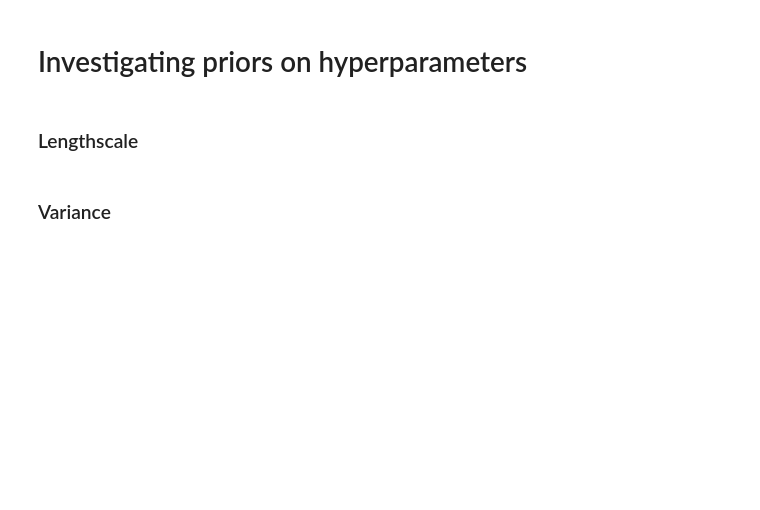
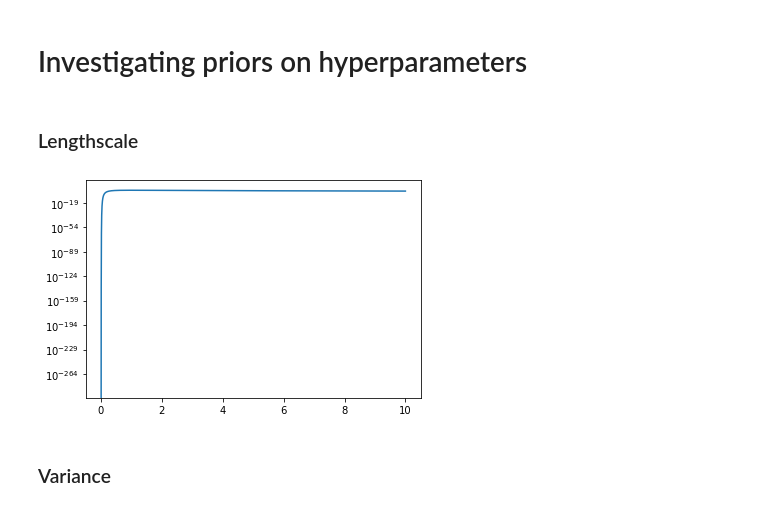
Before and after one commit to gaiaverse/Gaia-EDR3-selection-function, a Jupyter notebook: Python/PoissonBinomialGradient.ipynb, the cells around one changed output. Drawn from its saved outputs; the diff is of its cells as text; code cells hidden in the pictures; blank space fills up the shorter version.

```diff
--- a/Python/PoissonBinomialGradient.ipynb
+++ b/Python/PoissonBinomialGradient.ipynb
@@ -1073,11 +1073,13 @@ invK*(1.0-u**2)**3*(1+u**2)
 ### Lengthscale
 # %%
 plt.figure()
-x = np.linspace(0.1,10,10001)
+x = np.linspace(np.exp(-14),10,10001)
 
 # InvGamma(5,5)
 plt.plot(x,stats.invgamma(a=1.0,scale=2.0).pdf(x))
 plt.yscale('log')
+# %% [output]
+[figure, added]
 # %% [markdown]
 ### Variance
 # %%
```
Also changed, not shown: parts of 1 cell of this notebook, 4 other files.
